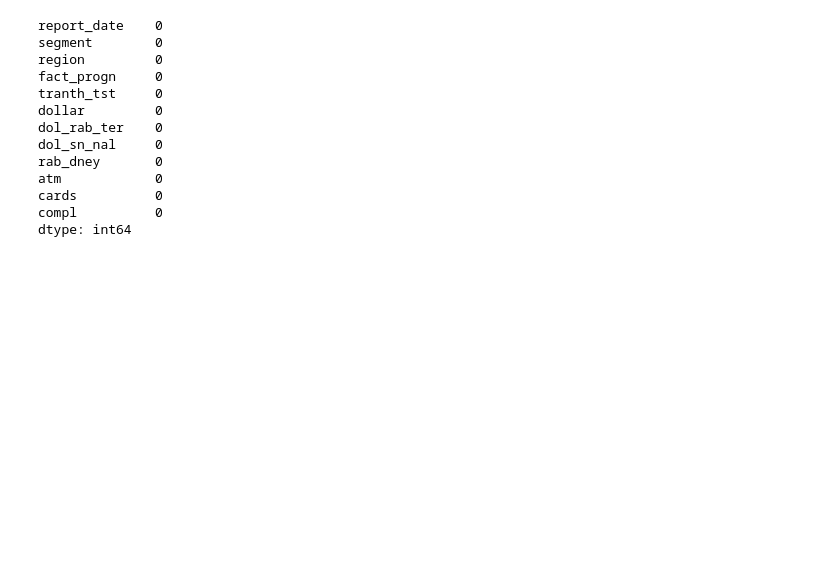
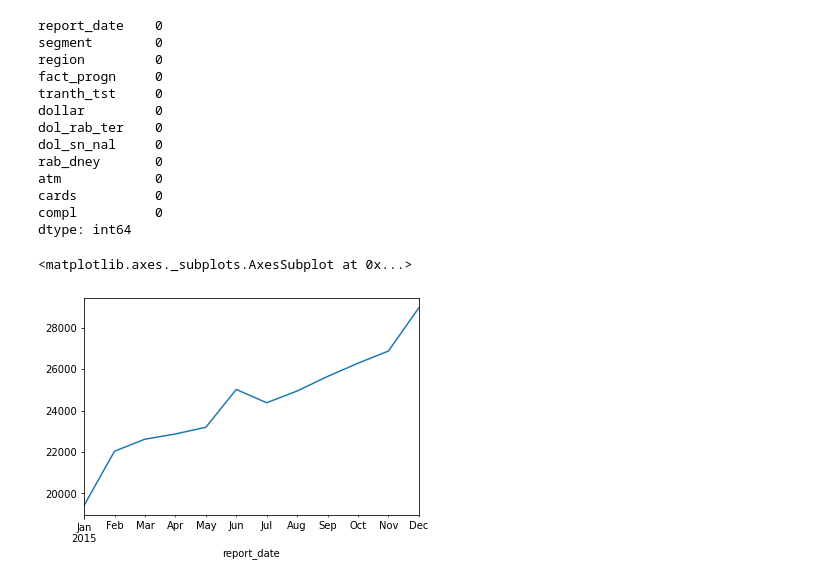
Before and after one commit to ValeriaErmolina/Acquiring_drivers, a Jupyter notebook: Acquiring drivers.ipynb, the cells around one changed output. Saved outputs shown, nothing was run; the diff lists cells and outputs as text; code cells hidden in the pictures; blank space fills up the shorter version.

```diff
--- a/Acquiring drivers.ipynb
+++ b/Acquiring drivers.ipynb
@@ -164,3 +164,12 @@ atm            0
 cards          0
 compl          0
 dtype: int64
+# %%
+df_new['report_date'] = pd.to_datetime(df['report_date'])
+# %%
+df_by_report_date = df_new.groupby('report_date').sum()
+# %%
+df_by_report_date['2015-01-01':'2016-01-01'].tranth_tst.plot()
+# %% [output]
+<matplotlib.axes._subplots.AxesSubplot at 0x...>
+[figure, added]
```
Also changed, not shown: parts of 19 cells of this notebook.
